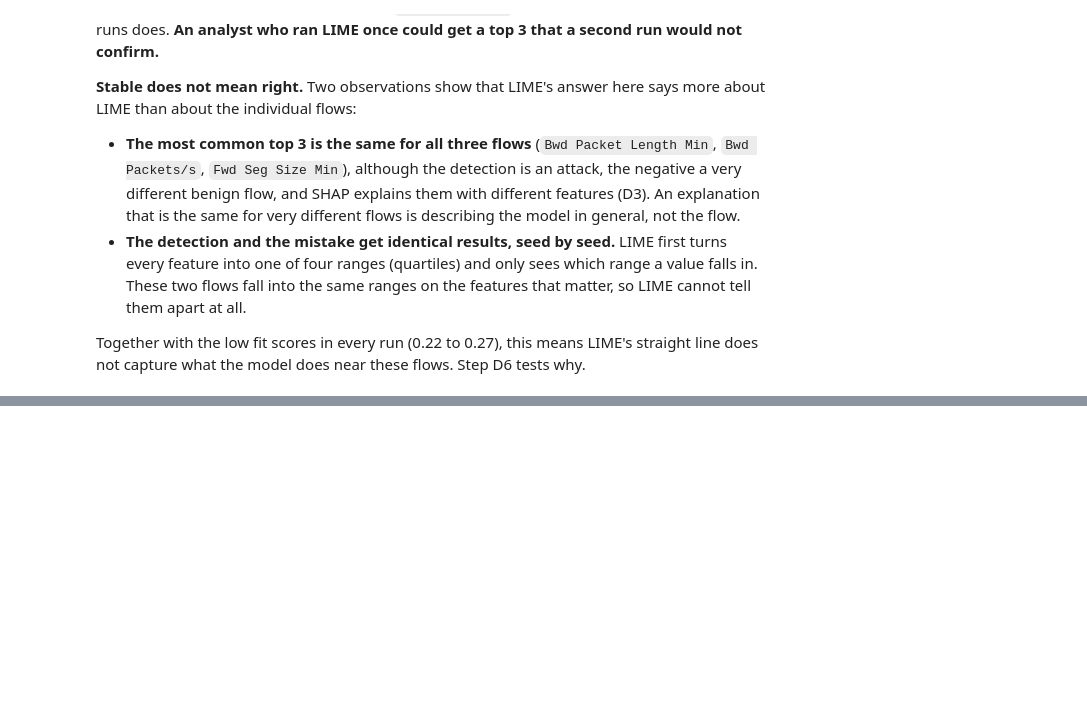
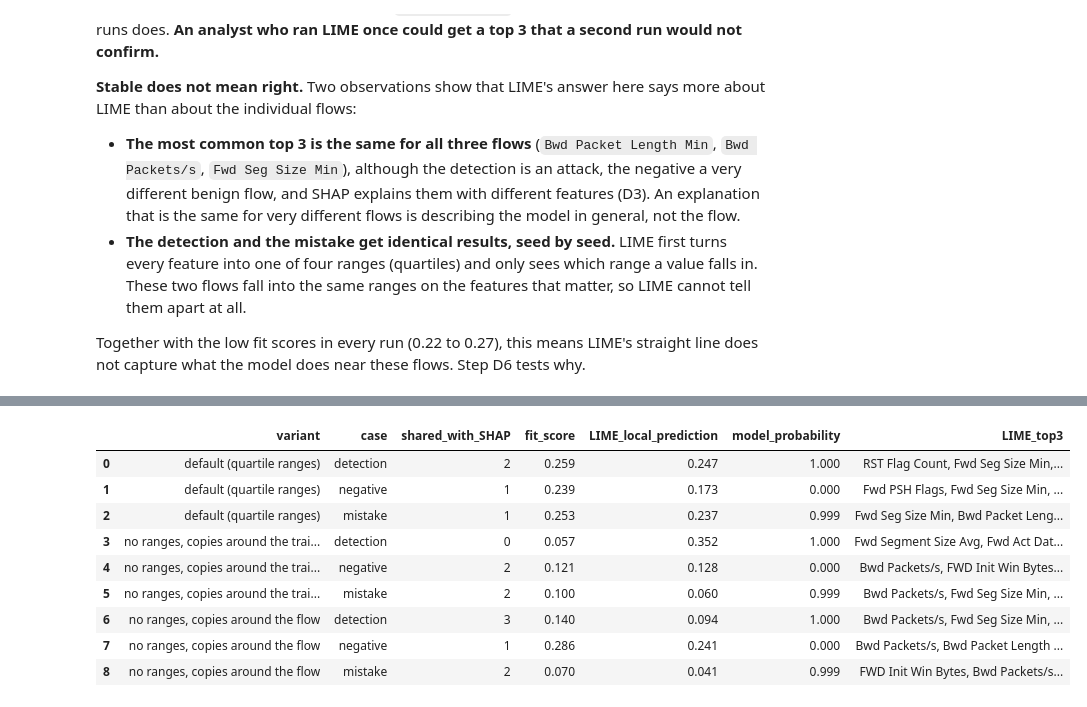
Before and after one commit to steve-nt/AI-for-Cybersecurity-Final-Mini-Project, a Jupyter notebook: parts/30_explanation.ipynb, the cells around one changed output, grey strips where cells are left out. Saved outputs shown, nothing was run; the diff lists cells and outputs as text; code cells hidden in the pictures; blank space fills up the shorter version.

Commit message:
D6: why SHAP and LIME disagree

```diff
--- a/parts/30_explanation.ipynb
+++ b/parts/30_explanation.ipynb
@@ -662,0 +686,43 @@ capture what the model does near these flows. Step D6 tests why.
+# %%
+# STEP D6
+# Experiments 1 and 4: discretisation, and the local fit of each LIME variant.
+# Each variant gets a fresh explainer with seed 42, so the default variant reproduces D3 exactly
+# (reusing D3's explainer would continue its random generator and give different copies).
+lime_variants = {
+    "default (quartile ranges)": LimeTabularExplainer(
+        X_train.to_numpy(), feature_names=FEATURES, class_names=["benign", "attack"],
+        discretize_continuous=True, random_state=SEED),
+    "no ranges, copies around the training average": LimeTabularExplainer(
+        X_train.to_numpy(), feature_names=FEATURES, class_names=["benign", "attack"],
+        discretize_continuous=False, random_state=SEED),
+    "no ranges, copies around the flow": LimeTabularExplainer(
+        X_train.to_numpy(), feature_names=FEATURES, class_names=["benign", "attack"],
+        discretize_continuous=False, sample_around_instance=True, random_state=SEED),
+}
+
+rows = []
+for variant, lime_obj in lime_variants.items():
+    for name, pos in CASES.items():
+        _, summary = xai_tools.lime_explain(lime_obj, predict_fn, X_test.iloc[pos].to_numpy(),
+                                            num_features=8, num_samples=5000)
+        lime_top3 = list(summary["weights"].abs().sort_values(ascending=False).index[:3])
+        shap_top3 = list(case_shap[name].abs().sort_values(ascending=False).index[:3])
+        rows.append({"experiment": "1 discretisation / 4 fit", "variant": variant, "case": name,
+                     "LIME_top3": ", ".join(lime_top3), "SHAP_top3": ", ".join(shap_top3),
+                     "shared_with_SHAP": len(set(lime_top3) & set(shap_top3)),
+                     "fit_score": summary["score"], "LIME_local_prediction": summary["local_pred"],
+                     "model_probability": summary["model_prob"]})
+d6_variants = pd.DataFrame(rows)
+d6_variants[["variant", "case", "shared_with_SHAP", "fit_score", "LIME_local_prediction",
+             "model_probability", "LIME_top3"]].round(3)
+# %% [output]
+|  | variant | case | shared_with_SHAP | fit_score | LIME_local_prediction | model_probability | LIME_top3 |
+| 0 | default (quartile ranges) | detection | 2 | 0.259 | 0.247 | 1.000 | RST Flag Count, Fwd Seg Size Min,... |
+| 1 | default (quartile ranges) | negative | 1 | 0.239 | 0.173 | 0.000 | Fwd PSH Flags, Fwd Seg Size Min, ... |
+| 2 | default (quartile ranges) | mistake | 1 | 0.253 | 0.237 | 0.999 | Fwd Seg Size Min, Bwd Packet Leng... |
+| 3 | no ranges, copies around the trai... | detection | 0 | 0.057 | 0.352 | 1.000 | Fwd Segment Size Avg, Fwd Act Dat... |
+| 4 | no ranges, copies around the trai... | negative | 2 | 0.121 | 0.128 | 0.000 | Bwd Packets/s, FWD Init Win Bytes... |
+| 5 | no ranges, copies around the trai... | mistake | 2 | 0.100 | 0.060 | 0.999 | Bwd Packets/s, Fwd Seg Size Min, ... |
+| 6 | no ranges, copies around the flow | detection | 3 | 0.140 | 0.094 | 1.000 | Bwd Packets/s, Fwd Seg Size Min, ... |
+| 7 | no ranges, copies around the flow | negative | 1 | 0.286 | 0.241 | 0.000 | Bwd Packets/s, Bwd Packet Length ... |
+| 8 | no ranges, copies around the flow | mistake | 2 | 0.070 | 0.041 | 0.999 | FWD Init Win Bytes, Bwd Packets/s... |
```
Also changed, not shown: parts of 6 cells of this notebook, 4 other files.
